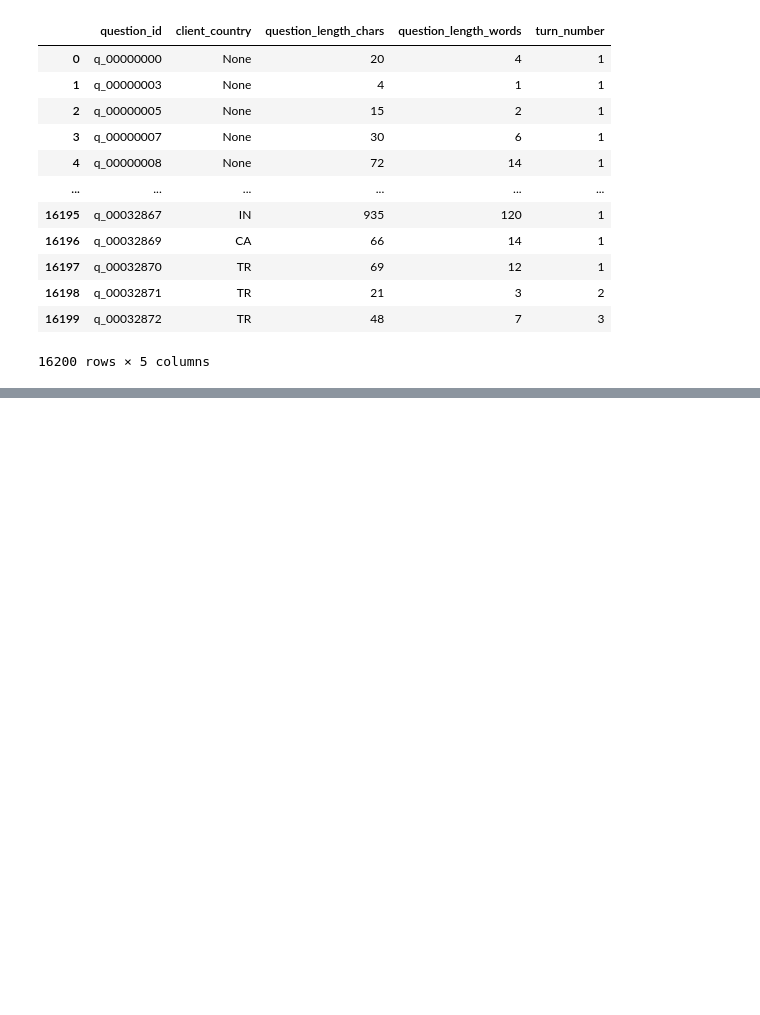
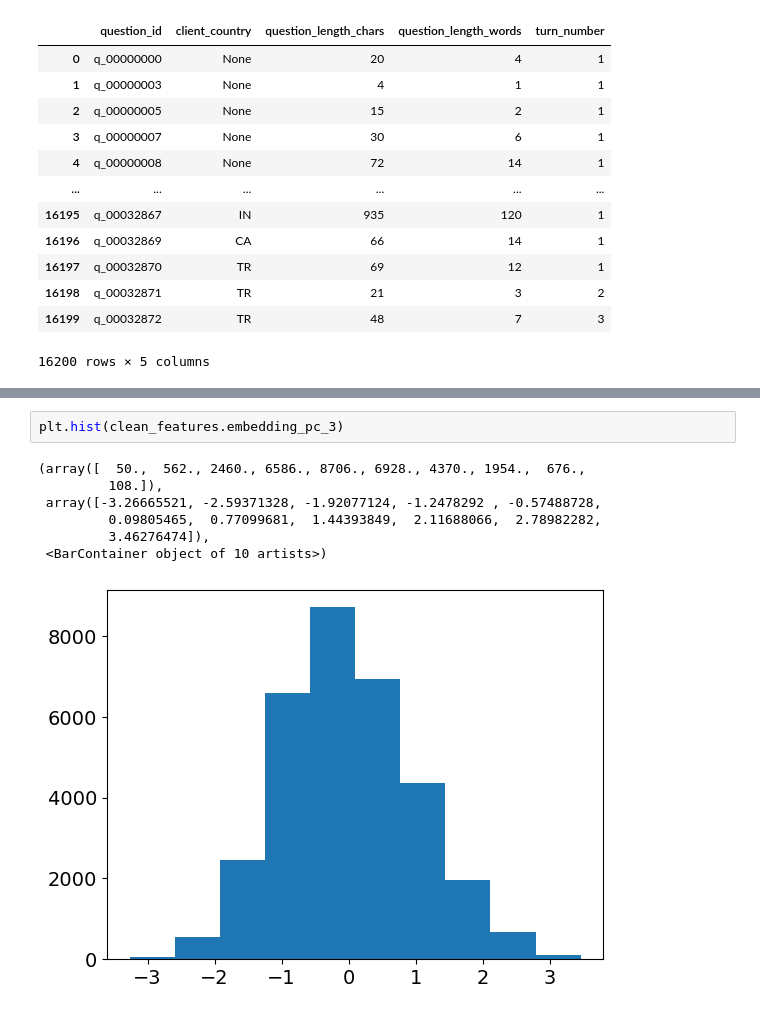
Before and after one commit to yang3kc/ai_search_arena, a Jupyter notebook: notebooks/questions_explore.ipynb, the cells around one changed output, grey strips where cells are left out. Cells and saved outputs as stored; diff of their text form; blank space fills up the shorter version.

```diff
--- a/notebooks/questions_explore.ipynb
+++ b/notebooks/questions_explore.ipynb
@@ -319,0 +586,10 @@ question_features
+# %%
+plt.hist(clean_features.embedding_pc_3)
+# %% [output]
+(array([  50.,  562., 2460., 6586., 8706., 6928., 4370., 1954.,  676.,
+         108.]),
+ array([-3.26665521, -2.59371328, -1.92077124, -1.2478292 , -0.57488728,
+         0.09805465,  0.77099681,  1.44393849,  2.11688066,  2.78982282,
+         3.46276474]),
+ <BarContainer object of 10 artists>)
+[figure, added]
```
Also changed, not shown: parts of 34 cells of this notebook, 1 other file.
